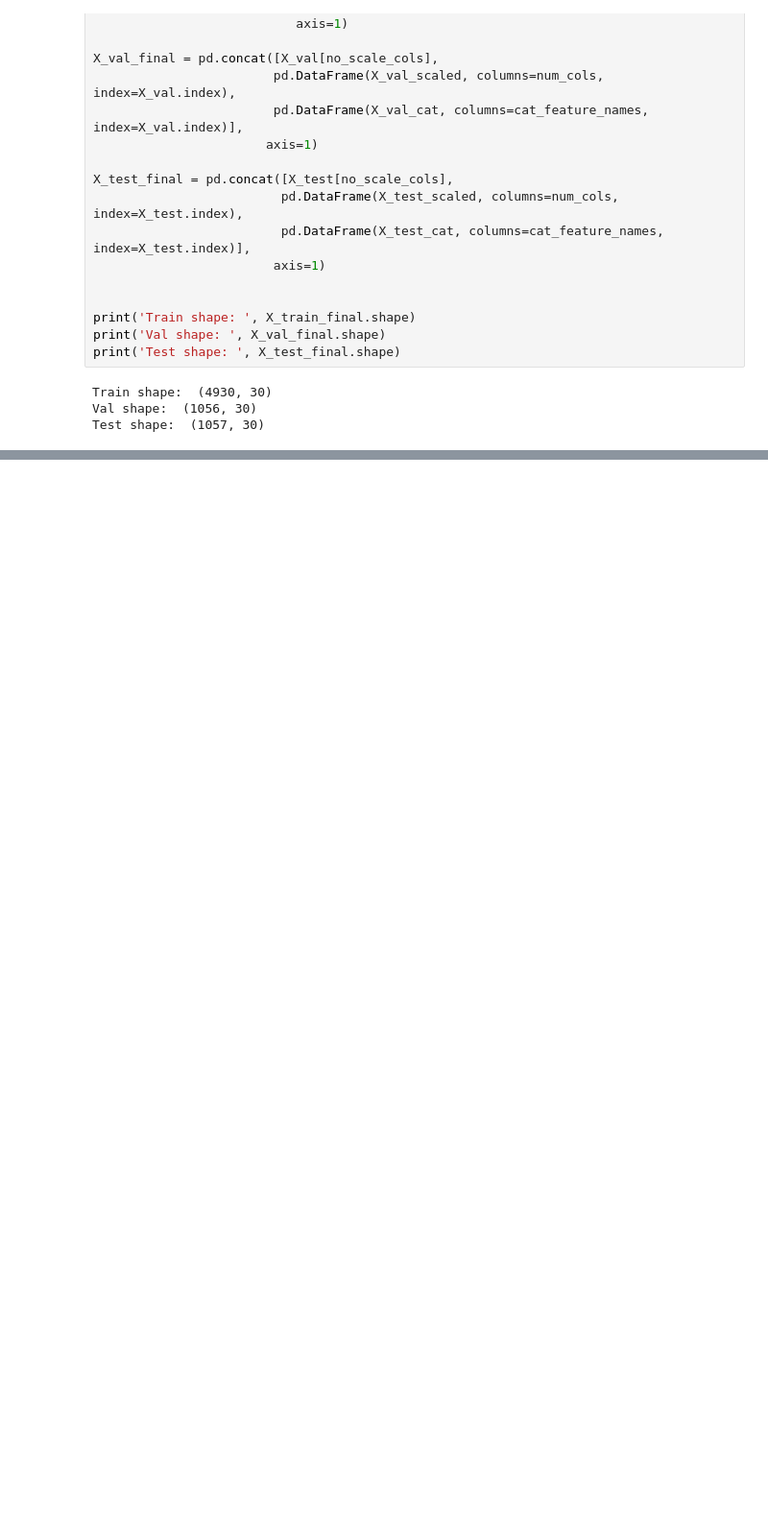
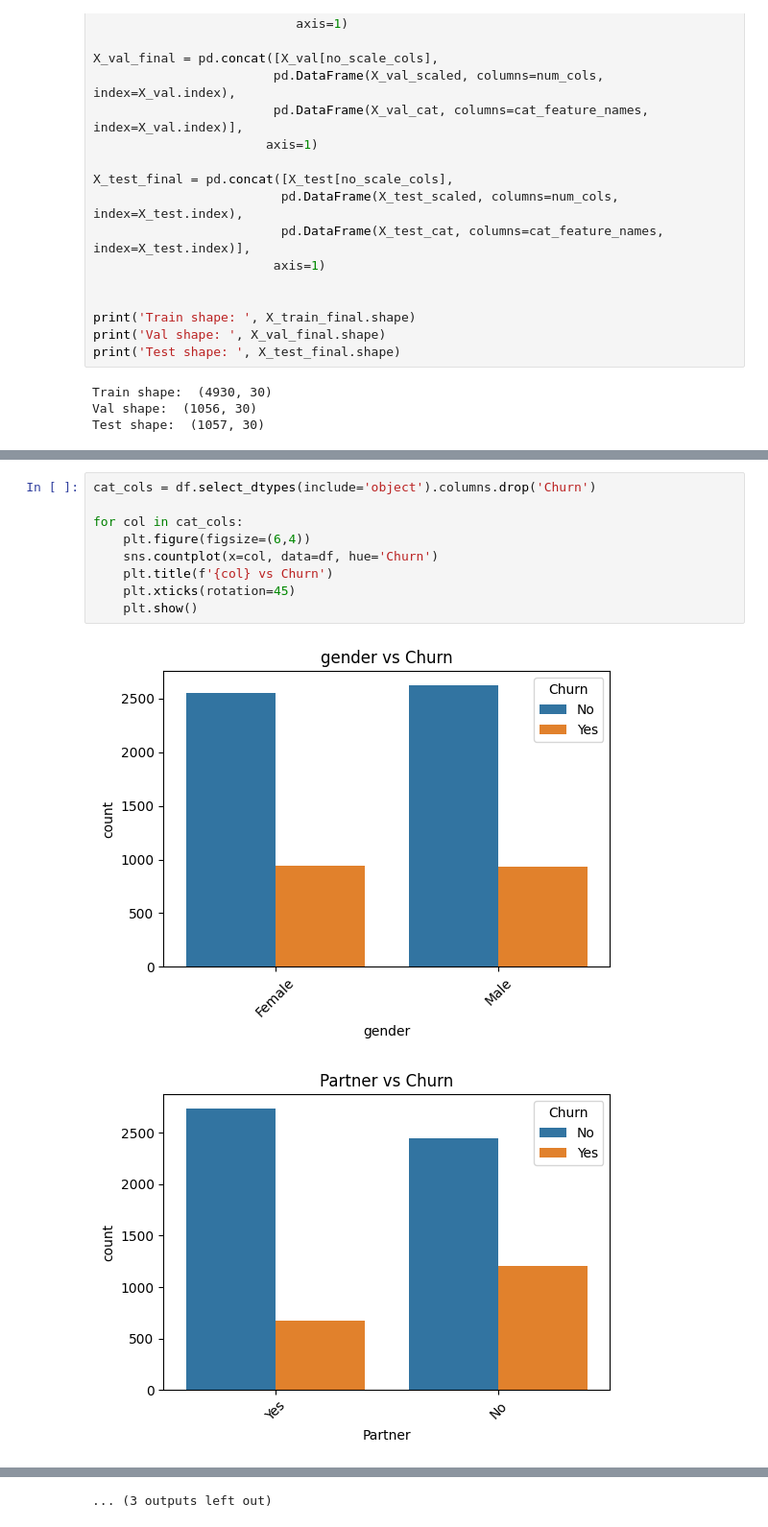
Before and after one commit to salihaderin/telco_customer_churn, a Jupyter notebook: notebooks/churn_analysis.ipynb, the cells around one changed output, grey strips where cells are left out. Shown: that part at 96% size. Cells and saved outputs as stored; diff of their text form; blank space fills up the shorter version.

```diff
--- a/notebooks/churn_analysis.ipynb
+++ b/notebooks/churn_analysis.ipynb
@@ -140,0 +188,12 @@ Test shape:  (1057, 30)
+# %%
+cat_cols = df.select_dtypes(include='object').columns.drop('Churn')
+
+for col in cat_cols:
+    plt.figure(figsize=(6,4))
+    sns.countplot(x=col, data=df, hue='Churn')
+    plt.title(f'{col} vs Churn')
+    plt.xticks(rotation=45)
+    plt.show()
+# %% [output]
+[figure, added]
+[figure, added]
@@ -140,0 +210 @@ Test shape:  (1057, 30)
+... (3 outputs left out)
```
Also changed, not shown: parts of 5 cells of this notebook.
